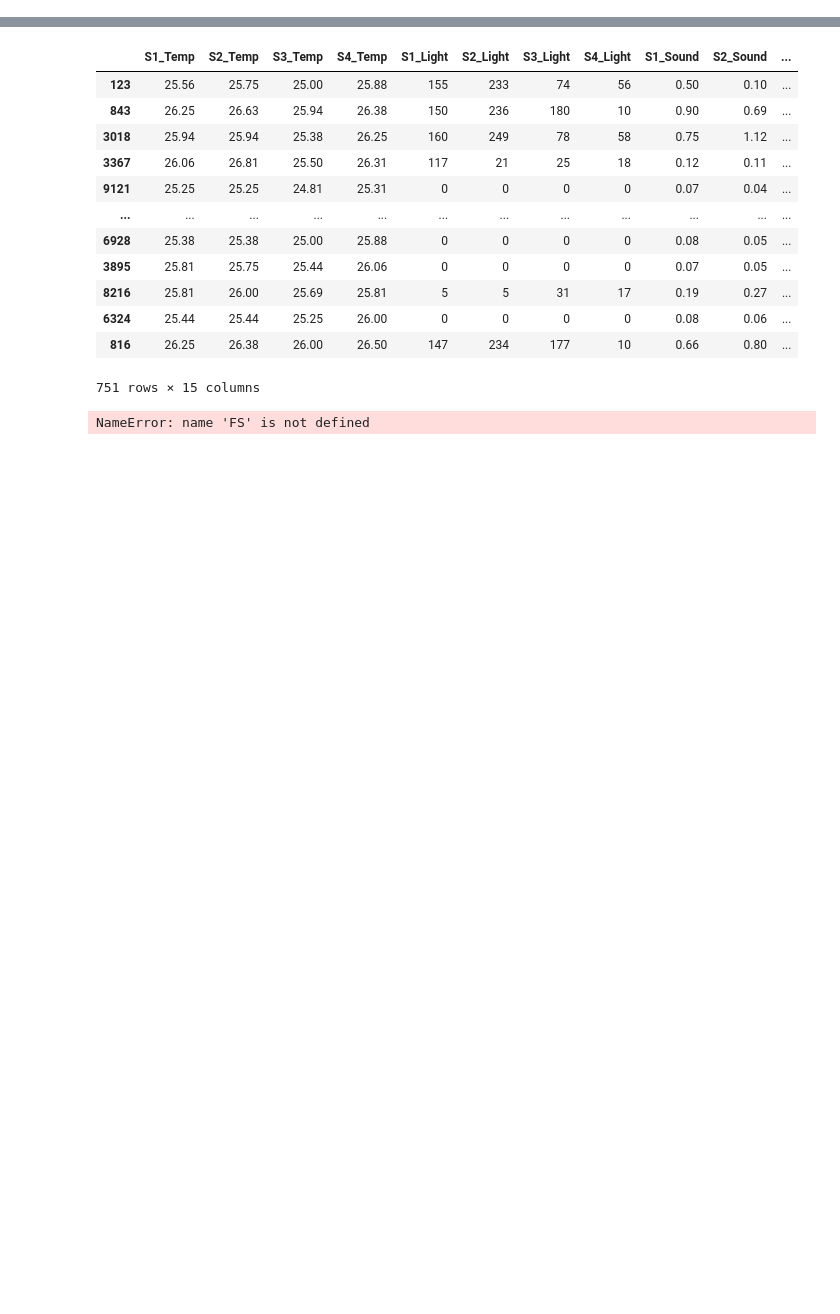
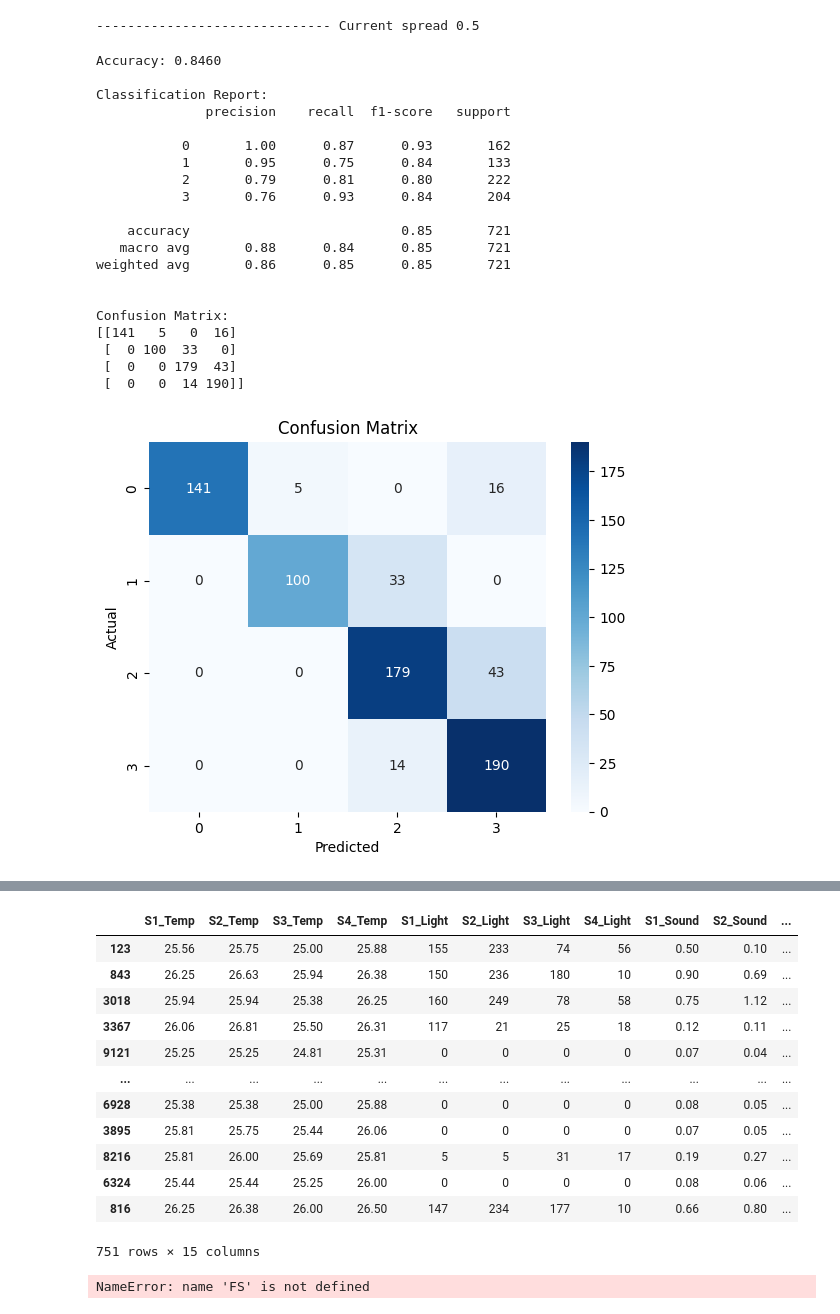
Before and after one commit to BartlomiejSkwara/SystemyRozmyteProjekt, a Jupyter notebook: classifier_in_dev.ipynb, the cells around one changed output, grey strips where cells are left out. Saved outputs shown, nothing was run; the diff lists cells and outputs as text; code cells hidden in the pictures; blank space fills up the shorter version.

```diff
--- a/classifier_in_dev.ipynb
+++ b/classifier_in_dev.ipynb
@@ -10,0 +12,57 @@ from OccupancyFuzzyClassifier import  OccupancyFuzzyClassifier
+# %%
+
+spreads = [0.5]
+for spr in spreads:
+    print(f"{'-'*30} Current spread {spr}")
+    clf = OccupancyFuzzyClassifier(split=True,spread = 0.5, under_sample_size=500, function = "GAU")
+
+    # Get test data
+    X_test = clf.X_test
+    y_test = clf.y_test
+
+    # Predict
+    y_pred = clf.predict(X_test)
+
+    # Evaluate
+    accuracy = accuracy_score(y_test, y_pred)
+
+    print(f"Accuracy: {accuracy:.4f}")
+    print("\nClassification Report:")
+    print(classification_report(y_test, y_pred))
+
+    print("\nConfusion Matrix:")
+    print(confusion_matrix(y_test, y_pred))
+
+
+    import matplotlib.pyplot as plt
+    import seaborn as sns
+
+    cm = confusion_matrix(y_test, y_pred)
+    sns.heatmap(cm, annot=True, fmt='d', cmap='Blues')
+    plt.title(f'Confusion Matrix')
+    plt.xlabel('Predicted')
+    plt.ylabel('Actual')
+    plt.show()
+# %% [output]
+------------------------------ Current spread 0.5
+Accuracy: 0.8460
+
+Classification Report:
+              precision    recall  f1-score   support
+
+           0       1.00      0.87      0.93       162
+           1       0.95      0.75      0.84       133
+           2       0.79      0.81      0.80       222
+           3       0.76      0.93      0.84       204
+
+    accuracy                           0.85       721
+   macro avg       0.88      0.84      0.85       721
+weighted avg       0.86      0.85      0.85       721
+
+
+Confusion Matrix:
+[[141   5   0  16]
+ [  0 100  33   0]
+ [  0   0 179  43]
+ [  0   0  14 190]]
+[figure, added]
```
Also changed, not shown: parts of 4 cells of this notebook, 4 other files.
